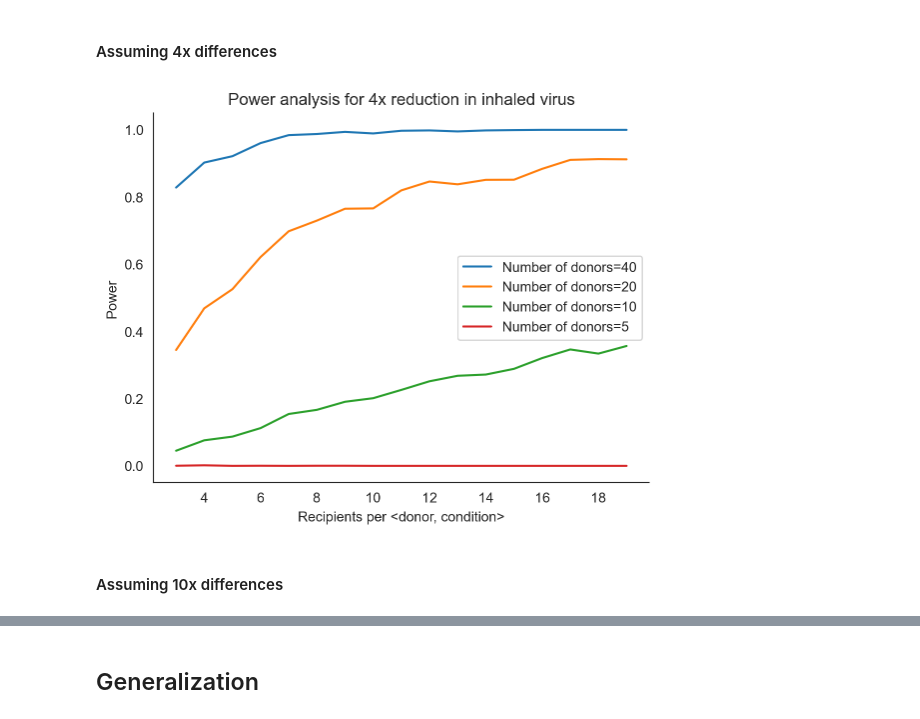
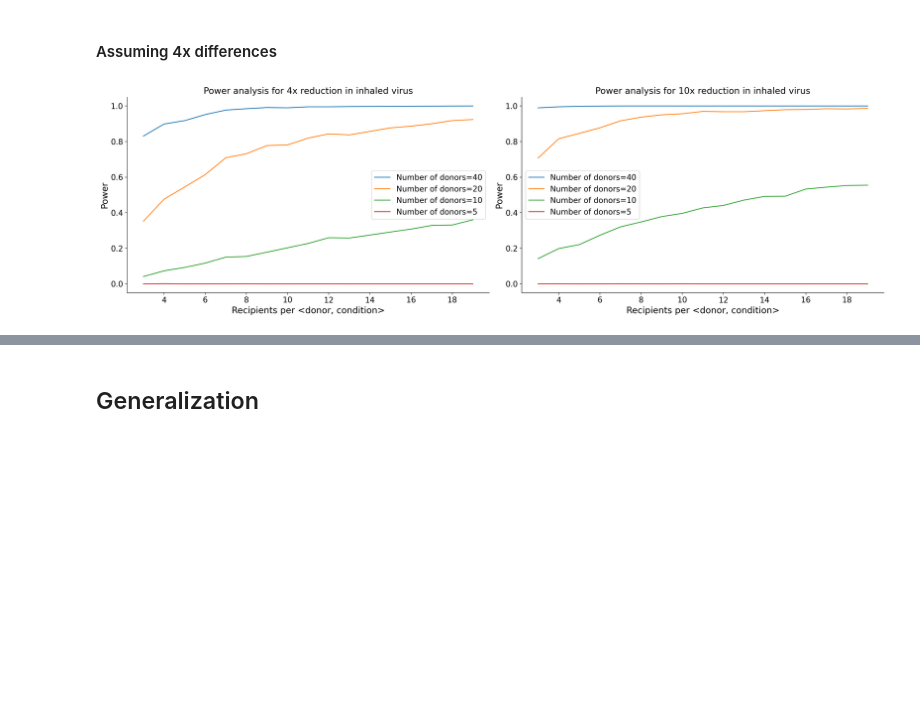
Before and after one commit to csaid/ventilation-experiment, a Jupyter notebook: Respiratory infection experiment model fits and power analysis.ipynb, the cells around one changed output, grey strips where cells are left out. Cells and saved outputs as stored; diff of their text form; code cells hidden in the pictures; blank space fills up the shorter version.

```diff
--- a/Respiratory infection experiment model fits and power analysis.ipynb
+++ b/Respiratory infection experiment model fits and power analysis.ipynb
@@ -410,7 +422,7 @@ def plot_logistic(log_cpml_lo: np.array,
 def run_power_analysis(num_donors=20,
                        num_recipients_per_donor=10,
                        suscept_sd=0.5,
-                       beta_lo=0.5 * 1e-7, # low transmission conditions
+                       beta_lo=1 * 1e-7, # low transmission conditions
                        beta_hi=2 * 1e-7, # high transmission conditions
                        niter=30,
                        repeated_measures=True, # Whether to use the same donor in different conditions
@@ -541,8 +553,8 @@ res = run_power_analysis(
                    num_donors=20,
                    num_recipients_per_donor=10,
                    suscept_sd=1.5,
-                   beta_lo=0.5 * 1e-7,
-                   beta_hi=2 * 1e-7,
+                   beta_lo=0.25 * 1e-7,
+                   beta_hi=1 * 1e-7,
                    niter=200)
 # %%
 print('Powers\n', res['powers'])
@@ -556,8 +568,8 @@ Powers
 # %%
 def generate_power_curves(num_donors_list: Sequence[int],
                           num_recipients_per_donor_list: Sequence[int],
-                          beta_lo=0.5 * 1e-7,
-                          beta_hi=2 * 1e-7,
+                          beta_lo=0.25 * 1e-7,
+                          beta_hi=1 * 1e-7,
                           suscept_sd=0,
                           niter=3000):
 
@@ -582,24 +594,34 @@ def plot_power_curves(num_donors_list: Sequence[int],
                       quanta_reduction: str):
     for num_donors in num_donors_list:
         plt.plot(num_recipients_per_donor_list, power_curves[num_donors], label=f'Number of donors={num_donors}')
-    plt.legend()
-    plt.xlabel('Recipients per <donor, condition>')
-    plt.ylabel('Power')
+    plt.legend(fontsize=14)
+    plt.xlabel('Recipients per <donor, condition>', fontsize=16)
+    plt.ylabel('Power', fontsize=16)
+    plt.xticks(fontsize=14)
+    plt.yticks(fontsize=14)
     sns.despine()
-    plt.title(f'Power analysis for {quanta_reduction} reduction in inhaled virus')
+    plt.title(f'Power analysis for {quanta_reduction} reduction in inhaled virus', fontsize=16)
 # %%
 num_donors_list = [40, 20, 10, 5]
 num_recipients_per_donor_list = np.arange(3, 20)
 # %% [markdown]
 #### Assuming 4x differences
 # %%
-power_curves = generate_power_curves(num_donors_list,
+power_curves_4x = generate_power_curves(num_donors_list,
                                      num_recipients_per_donor_list,
-                                     beta_lo=0.5 * 1e-7,
-                                     beta_hi=2.0 * 1e-7)
+                                     beta_lo=0.25 * 1e-7,
+                                     beta_hi=1 * 1e-7)
+power_curves_10x = generate_power_curves(num_donors_list,
+                                     num_recipients_per_donor_list,
+                                     beta_lo=0.1 * 1e-7,
+                                     beta_hi=1 * 1e-7)
 # %%
-plot_power_curves(num_donors_list, num_recipients_per_donor_list, power_curves, quanta_reduction='4x')
+fig, axes = plt.subplots(1, 2, figsize=[20,6])
+plt.sca(axes[0])
+plot_power_curves(num_donors_list, num_recipients_per_donor_list, power_curves_4x, quanta_reduction='4x')
+plt.sca(axes[1])
+plot_power_curves(num_donors_list, num_recipients_per_donor_list, power_curves_10x, quanta_reduction='10x')
+plt.tight_layout()
+plt.savefig(f'{fig_path}/fig_power.png', dpi=150)
 # %% [output]
-[figure, old version]
+[figure, new version]
-# %% [markdown]
-#### Assuming 10x differences
```
Also changed, not shown: parts of 21 cells of this notebook.
